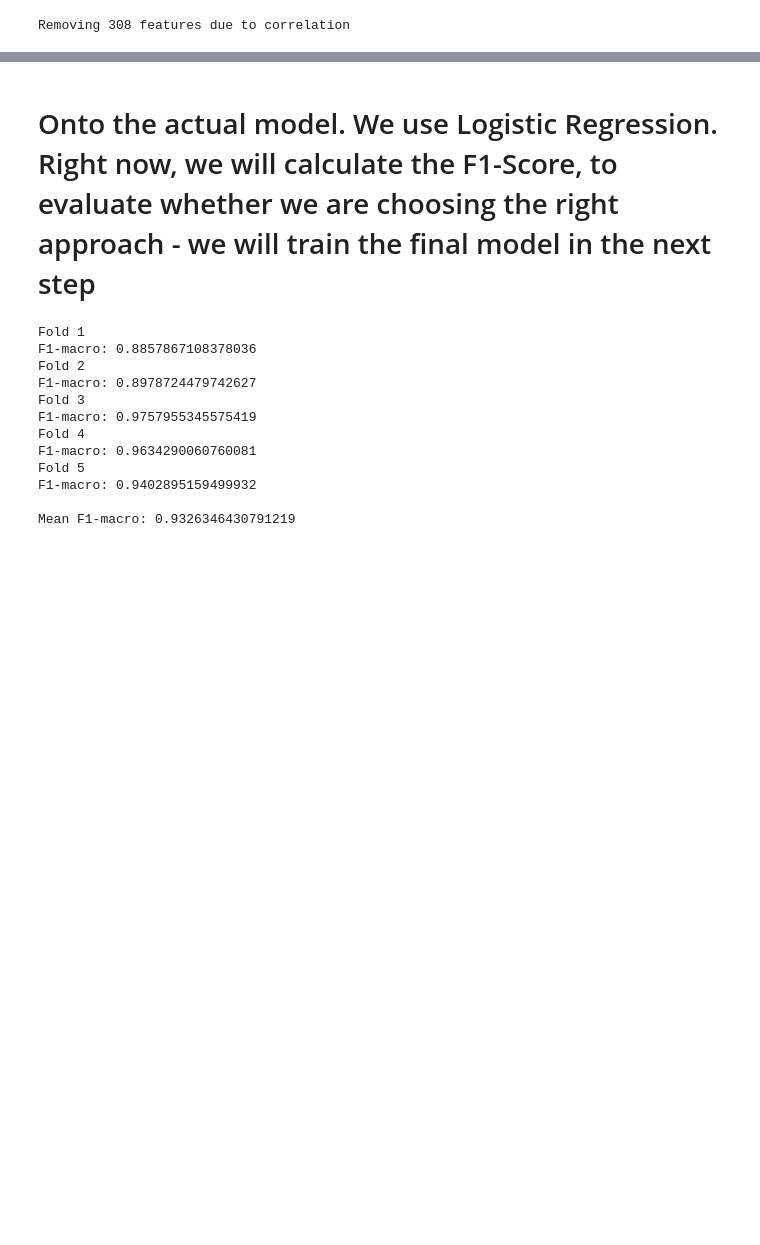
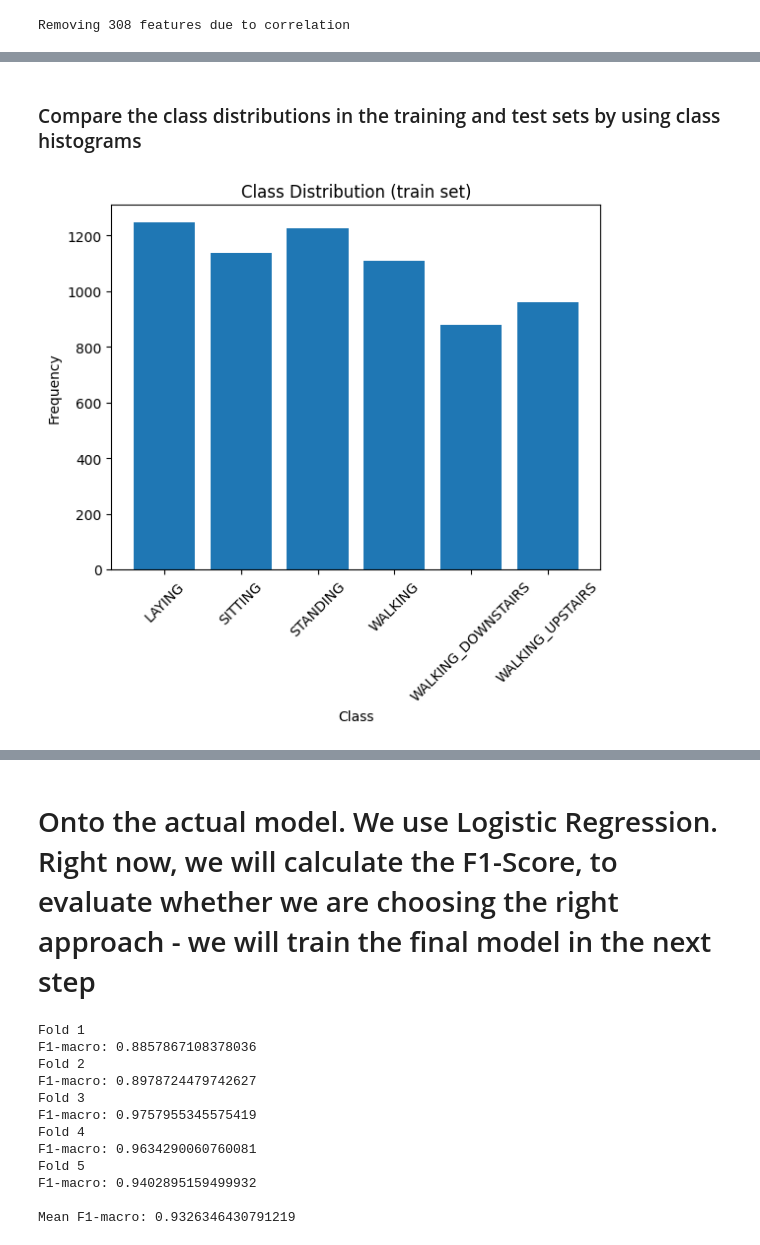
Before and after one commit to TymurNazarenko/DataChallenge, a Jupyter notebook: prediction.ipynb, the cells around one changed output, grey strips where cells are left out. Drawn from its saved outputs; the diff is of its cells as text; code cells hidden in the pictures; blank space fills up the shorter version.

```diff
--- a/prediction.ipynb
+++ b/prediction.ipynb
@@ -61,0 +71,22 @@ Removing 308 features due to correlation
+# %%
+from sklearn.model_selection import StratifiedGroupKFold
+sgkf = StratifiedGroupKFold(n_splits=10, shuffle=True, random_state=global_random_seed) # Technically this creates 10 different splits, but we will just take the first split.
+# Since there are 10 splits, the test set is 10% of the data, and the train set is 90% of the data
+train_idx, test_idx = next(sgkf.split(X, y, X_grouping_feature))
+X_train, X_test = X.iloc[train_idx], X.iloc[test_idx]
+y_train, y_test = y[train_idx], y[test_idx]
+# %% [markdown]
+### Compare the class distributions in the training and test sets by using class histograms
+# %%
+import matplotlib.pyplot as plt
+
+train_classes_encoded, train_counts = np.unique(y_train, return_counts=True)
+train_classes = label_encoder.inverse_transform(train_classes_encoded)
+plt.bar(train_classes, train_counts)
+plt.xlabel("Class")
+plt.ylabel("Frequency")
+plt.title("Class Distribution (train set)")
+plt.xticks(rotation=45)
+plt.show()
+# %% [output]
+[figure, added]
```
Also changed, not shown: parts of 5 cells of this notebook, 2 other files.
